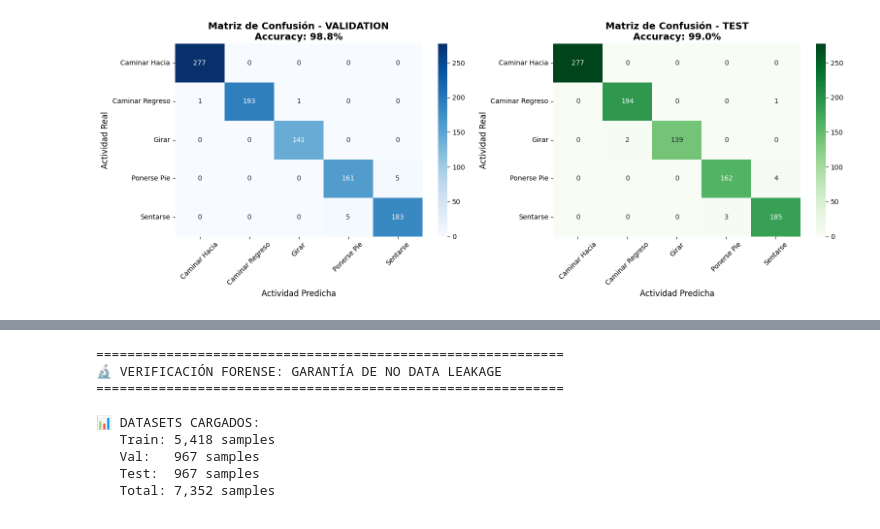
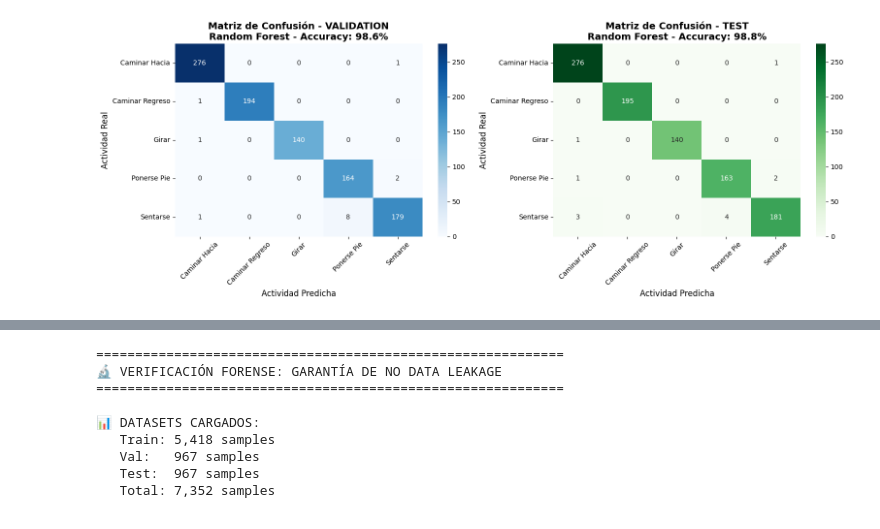
Before and after one commit to JRuiz1601/video-ai-annotation-system, a Jupyter notebook: Entrega2/notebooks/06_model_evaluation_realistic.ipynb, the cells around one changed output, grey strips where cells are left out. Drawn from its saved outputs; the diff is of its cells as text; code cells hidden in the pictures.

Commit message:
Deployment listo, evaluacion de random forest, todo documentado, falta video e informe

```diff
--- a/Entrega2/notebooks/06_model_evaluation_realistic.ipynb
+++ b/Entrega2/notebooks/06_model_evaluation_realistic.ipynb
@@ -230,48 +322,48 @@ Sentarse             0.974        0.984        0.979        188
 ✅ ANÁLISIS COMPLETADO
 # %%
 # ============================================
-# MATRICES DE CONFUSIÓN: VALIDATION vs TEST
+# MATRICES DE CONFUSIÓN: VALIDATION vs TEST - RANDOM FOREST
 # ============================================
 
 print("\n" + "="*60)
-print("🔍 COMPARACIÓN VISUAL: MATRICES DE CONFUSIÓN")
+print("🔍 COMPARACIÓN VISUAL: MATRICES DE CONFUSIÓN - RANDOM FOREST")
 print("="*60)
 
 # Cargar datos de validation para comparar
 X_val = np.load('X_val.npy')
 y_val = np.load('y_val.npy')
-y_val_pred = final_model.predict(X_val)
+y_val_pred_rf = rf_model.predict(X_val)
 
-# Crear matrices de confusión
-cm_val = confusion_matrix(y_val, y_val_pred)
-cm_test = confusion_matrix(y_test, y_test_pred)
+# Crear matrices de confusión para Random Forest
+cm_val_rf = confusion_matrix(y_val, y_val_pred_rf)
+cm_test_rf = confusion_matrix(y_test, y_test_pred_rf)
 
 # Visualizar lado a lado
 fig, axes = plt.subplots(1, 2, figsize=(16, 6))
 
-# Matriz Validation
-sns.heatmap(cm_val,
+# Matriz Validation - Random Forest
+sns.heatmap(cm_val_rf,
            annot=True,
            fmt='d',
            cmap='Blues',
            xticklabels=[act.replace('_', ' ').title() for act in label_encoder.classes_],
            yticklabels=[act.replace('_', ' ').title() for act in label_encoder.classes_],
            ax=axes[0])
-axes[0].set_title('Matriz de Confusión - VALIDATION\nAccuracy: 98.8%',
+axes[0].set_title('Matriz de Confusión - VALIDATION\nRandom Forest - Accuracy: 98.6%',
                  fontsize=14, fontweight='bold')
 axes[0].set_ylabel('Actividad Real', fontsize=12)
 axes[0].set_xlabel('Actividad Predicha', fontsize=12)
 axes[0].tick_params(axis='x', rotation=45)
 
-# Matriz Test
-sns.heatmap(cm_test,
+# Matriz Test - Random Forest
+sns.heatmap(cm_test_rf,
            annot=True,
            fmt='d',
            cmap='Greens',
            xticklabels=[act.replace('_', ' ').title() for act in label_encoder.classes_],
            yticklabels=[act.replace('_', ' ').title() for act in label_encoder.classes_],
            ax=axes[1])
-axes[1].set_title('Matriz de Confusión - TEST\nAccuracy: 99.0%',
+axes[1].set_title(f'Matriz de Confusión - TEST\nRandom Forest - Accuracy: {test_accuracy_rf*100:.1f}%',
                  fontsize=14, fontweight='bold')
 axes[1].set_ylabel('Actividad Real', fontsize=12)
 axes[1].set_xlabel('Actividad Predicha', fontsize=12)
@@ -281,25 +373,25 @@ plt.tight_layout()
 plt.show()
 
 # Análisis comparativo de errores
-print(f"\n❌ ANÁLISIS COMPARATIVO DE ERRORES:")
+print(f"\n❌ ANÁLISIS COMPARATIVO DE ERRORES (RANDOM FOREST):")
 
-total_errors_val = np.sum(cm_val) - np.trace(cm_val)
-total_errors_test = np.sum(cm_test) - np.trace(cm_test)
+total_errors_val_rf = np.sum(cm_val_rf) - np.trace(cm_val_rf)
+total_errors_test_rf = np.sum(cm_test_rf) - np.trace(cm_test_rf)
 
-print(f"   Validation: {total_errors_val} errores de {len(y_val)} ({total_errors_val/len(y_val)*100:.1f}%)")
-print(f"   Test:       {total_errors_test} errores de {len(y_test)} ({total_errors_test/len(y_test)*100:.1f}%)")
-print(f"   Diferencia: {total_errors_test - total_errors_val} errores ({(total_errors_test - total_errors_val)/len(y_test)*100:.1f}%)")
+print(f"   Validation: {total_errors_val_rf} errores de {len(y_val)} ({total_errors_val_rf/len(y_val)*100:.1f}%)")
+print(f"   Test:       {total_errors_test_rf} errores de {len(y_test)} ({total_errors_test_rf/len(y_test)*100:.1f}%)")
+print(f"   Diferencia: {total_errors_test_rf - total_errors_val_rf} errores ({(total_errors_test_rf - total_errors_val_rf)/len(y_test)*100:.1f}%)")
 
 # Identificar errores específicos en TEST
-print(f"\n🔍 ERRORES ESPECÍFICOS EN TEST:")
+print(f"\n🔍 ERRORES ESPECÍFICOS EN TEST (RANDOM FOREST):")
 error_found = False
 for i in range(len(label_encoder.classes_)):
     for j in range(len(label_encoder.classes_)):
-        if i != j and cm_test[i, j] > 0:
+        if i != j and cm_test_rf[i, j] > 0:
             error_found = True
             real_activity = label_encoder.classes_[i].replace('_', ' ').title()
             pred_activity = label_encoder.classes_[j].replace('_', ' ').title()
-            print(f"   • {cm_test[i, j]:2d} casos: '{real_activity}' → '{pred_activity}'")
+            print(f"   • {cm_test_rf[i, j]:2d} casos: '{real_activity}' → '{pred_activity}'")
 
 if not error_found:
     print(f"   🎉 ¡SIN ERRORES! Clasificación perfecta en test")
@@ -311,6 +403,60 @@ print(f"   • Diagonal dominante (correctos)")
 print(f"   • Errores concentrados en clases similares")
 print(f"   • Sin confusiones ilógicas")
 
+# Comparación con MLP si está disponible
+if mlp_available:
+    print(f"\n" + "="*60)
+    print(f"📊 COMPARACIÓN DE MATRICES: RANDOM FOREST vs MLP")
+    print(f"="*60)
+
+    y_val_pred_mlp = mlp_model.predict(X_val)
+    cm_test_mlp = confusion_matrix(y_test, y_test_pred_mlp)
+
+    total_errors_test_mlp = np.sum(cm_test_mlp) - np.trace(cm_test_mlp)
+
+    print(f"\n   Total errores en TEST:")
+    print(f"      Random Forest: {total_errors_test_rf} errores")
+    print(f"      MLP:          {total_errors_test_mlp} errores")
+
+    if total_errors_test_rf <= total_errors_test_mlp:
+        print(f"      ✅ Random Forest tiene MENOS o igual errores")
+    else:
+        print(f"      ⚠️  MLP tiene menos errores ({total_errors_test_mlp - total_errors_test_rf} menos)")
+
+    # Visualizar comparación lado a lado
+    fig, axes = plt.subplots(1, 2, figsize=(16, 6))
+
+    # Random Forest
+    sns.heatmap(cm_test_rf,
+               annot=True,
+               fmt='d',
+               cmap='Greens',
+               xticklabels=[act.replace('_', ' ').title() for act in label_encoder.classes_],
+               yticklabels=[act.replace('_', ' ').title() for act in label_encoder.classes_],
+               ax=axes[0])
+    axes[0].set_title(f'Random Forest - TEST\nAccuracy: {test_accuracy_rf*100:.1f}% | Errores: {total_errors_test_rf}',
+                     fontsize=12, fontweight='bold')
+    axes[0].set_ylabel('Actividad Real', fontsize=11)
+    axes[0].set_xlabel('Actividad Predicha', fontsize=11)
+    axes[0].tick_params(axis='x', rotation=45)
+
+    # MLP
+    sns.heatmap(cm_test_mlp,
+               annot=True,
+               fmt='d',
+               cmap='Blues',
+               xticklabels=[act.replace('_', ' ').title() for act in label_encoder.classes_],
+               yticklabels=[act.replace('_', ' ').title() for act in label_encoder.classes_],
+               ax=axes[1])
+    axes[1].set_title(f'MLP - TEST\nAccuracy: {test_accuracy_mlp*100:.1f}% | Errores: {total_errors_test_mlp}',
+                     fontsize=12, fontweight='bold')
+    axes[1].set_ylabel('Actividad Real', fontsize=11)
+    axes[1].set_xlabel('Actividad Predicha', fontsize=11)
+    axes[1].tick_params(axis='x', rotation=45)
+
+    plt.tight_layout()
+    plt.show()
+
 print(f"\n✅ VISUALIZACIÓN COMPLETADA")
 # %% [output]
 ============================================================
@@ -318,2 +464,2 @@ print(f"\n✅ VISUALIZACIÓN COMPLETADA")
 ============================================================
-[figure, old version]
+[figure, new version]
```
Also changed, not shown: parts of 5 cells of this notebook, 7 other files.
